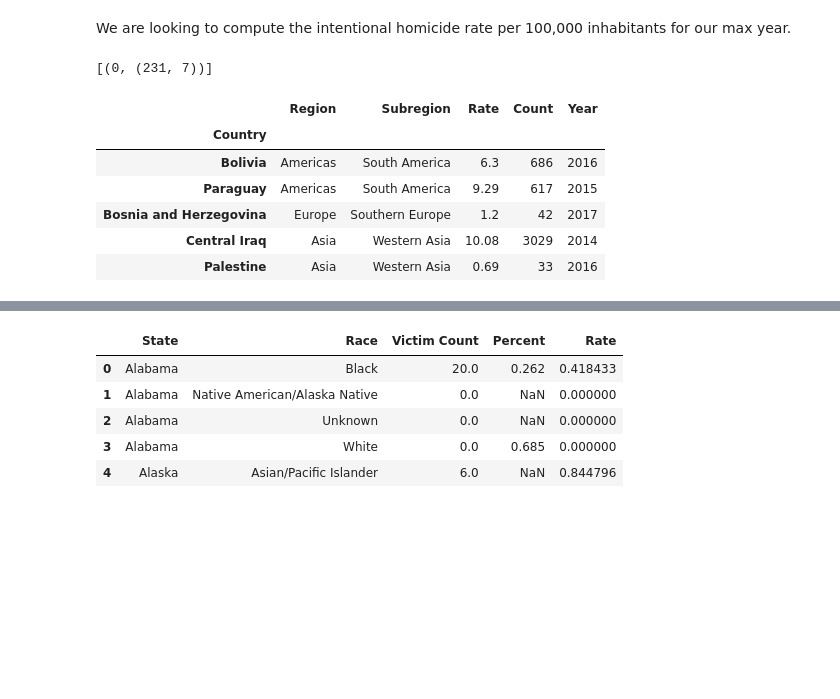
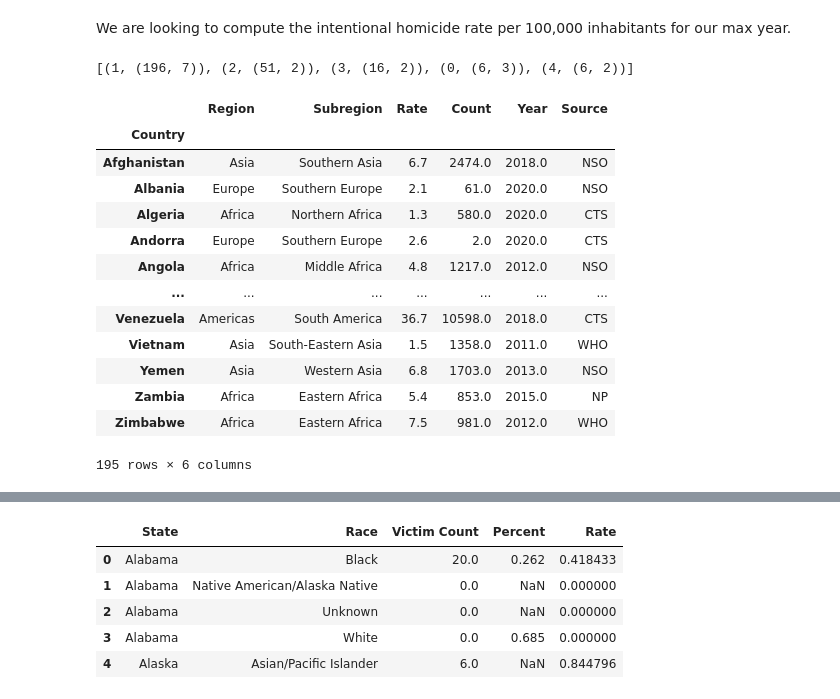
Before and after one commit to dbabbitt/StatsByCountry, a Jupyter notebook: ipynb/Homicide by Race.ipynb, the cells around one changed output, grey strips where cells are left out. Saved outputs shown, nothing was run; the diff lists cells and outputs as text; code cells hidden in the pictures; blank space fills up the shorter version.

```diff
--- a/ipynb/Homicide by Race.ipynb
+++ b/ipynb/Homicide by Race.ipynb
@@ -275,5 +25,0 @@ https://en.wikipedia.org/wiki/List_of_U.S._states_by_homicide_rate
-# %%
-
-wiki_url = 'https://en.wikipedia.org/wiki/'
-tables_url = '{}List_of_U.S._states_by_homicide_rate'.format(wiki_url)
-tables_df_list = pd.read_html(tables_url)
@@ -462,5 +25,0 @@ https://en.wikipedia.org/wiki/Historical_racial_and_ethnic_demographics_of_the_U
-# %%
-
-tables_url = '{}Historical_racial_and_ethnic_demographics_of_the_United_States'.format(wiki_url)
-tables_df_list = pd.read_html(tables_url)
-print([(i, df.shape) for (i, df) in enumerate(tables_df_list) if df.shape[0] > 50])
@@ -501,5 +25,0 @@ blacks_max_year_df.sample(5).T.head(5).T
-# %%
-
-tables_url = '{}White_Americans'.format(wiki_url)
-tables_df_list = pd.read_html(tables_url)
-print([(i, df.shape) for (i, df) in enumerate(tables_df_list) if df.shape[0] > 50])
@@ -566,26 +26,44 @@ homicides_max_year_df.head(5).T.head(5).T
 # %% [markdown]
 
 We are looking to compute the intentional homicide rate per 100,000 inhabitants for our max year.
-# %%
-
-tables_df_list = pd.read_html('../data/html/intentional_homicide_victims_per_100K_inhabitants.html')
-print([(i, df.shape) for (i, df) in enumerate(tables_df_list) if df.shape[0] > 50])
-# %% [output]
-[(0, (231, 7))]
 # %%
 
 # UNODC intentional homicide victims: intentional homicide victims per 100,000 inhabitants
-country_pop_df = tables_df_list[0]
-country_pop_df = country_pop_df.set_index('Country (or dependent territory, subnational area, etc.)')
-country_pop_df.index.name = 'Country'
-country_pop_df.columns = ['Region', 'Subregion', 'Rate', 'Count', 'Year', 'Source']
-country_pop_df['Rate'] = country_pop_df['Rate'].map(lambda x: float(x))
-country_pop_df.head(5).T.head(5).T
+if s.pickle_exists('country_murder_df'):
+    country_murder_df = s.load_object('country_murder_df')
+else:
+    file_path = '../data/html/intentional_homicide_victims_per_100K_inhabitants.html'
+    import os.path as osp
+    if osp.exists(file_path):
+        import pandas as pd
+        tables_df_list = pd.read_html(file_path)
+        print([(i, df.shape) for (i, df) in enumerate(tables_df_list) if df.shape[0] > 50])
+        country_murder_df = tables_df_list[0]
+        country_murder_df = country_murder_df.set_index('Country (or dependent territory, subnational area, etc.)')
+    else:
+        wikipedia_url = 'https://en.wikipedia.org/wiki/List_of_countries_by_intentional_homicide_rate'
+        %run ../load_magic/soup.py
+        tables_df_list = get_wiki_tables(wikipedia_url)
+        country_murder_df = tables_df_list[1]
+        country_murder_df = country_murder_df.iloc[1:].set_index('Location')
+        country_murder_df.index = country_murder_df.index.map(lambda x: str(x).split('*')[0])
+    country_murder_df.index.name = 'Country'
+#     country_murder_df.columns = ['Region', 'Subregion', 'Rate', 'Count', 'Year', 'Source']
+#     country_murder_df['Rate'] = country_murder_df['Rate'].map(lambda x: float(x))
+country_murder_df#.head(5).T.head(5).T
 # %% [output]
+[(1, (196, 7)), (2, (51, 2)), (3, (16, 2)), (0, (6, 3)), (4, (6, 2))]
-|  | Region | Subregion | Rate | Count | Year |
-| Country |  |  |  |  |  |
-| Bolivia | Americas | South America | 6.3 | 686 | 2016 |
-| Paraguay | Americas | South America | 9.29 | 617 | 2015 |
-| Bosnia and Herzegovina | Europe | Southern Europe | 1.2 | 42 | 2017 |
-| Central Iraq | Asia | Western Asia | 10.08 | 3029 | 2014 |
-| Palestine | Asia | Western Asia | 0.69 | 33 | 2016 |
+|  | Region | Subregion | Rate | Count | Year | Source |
+| Country |  |  |  |  |  |  |
+| Afghanistan | Asia | Southern Asia | 6.7 | 2474.0 | 2018.0 | NSO |
+| Albania | Europe | Southern Europe | 2.1 | 61.0 | 2020.0 | NSO |
+| Algeria | Africa | Northern Africa | 1.3 | 580.0 | 2020.0 | CTS |
+| Andorra | Europe | Southern Europe | 2.6 | 2.0 | 2020.0 | CTS |
+| Angola | Africa | Middle Africa | 4.8 | 1217.0 | 2012.0 | NSO |
+| ... | ... | ... | ... | ... | ... | ... |
+| Venezuela | Americas | South America | 36.7 | 10598.0 | 2018.0 | CTS |
+| Vietnam | Asia | South-Eastern Asia | 1.5 | 1358.0 | 2011.0 | WHO |
+| Yemen | Asia | Western Asia | 6.8 | 1703.0 | 2013.0 | NSO |
+| Zambia | Africa | Eastern Africa | 5.4 | 853.0 | 2015.0 | NP |
+| Zimbabwe | Africa | Eastern Africa | 7.5 | 981.0 | 2012.0 | WHO |
+195 rows × 6 columns
```
Also changed, not shown: parts of 52 cells of this notebook, 11 other files.
